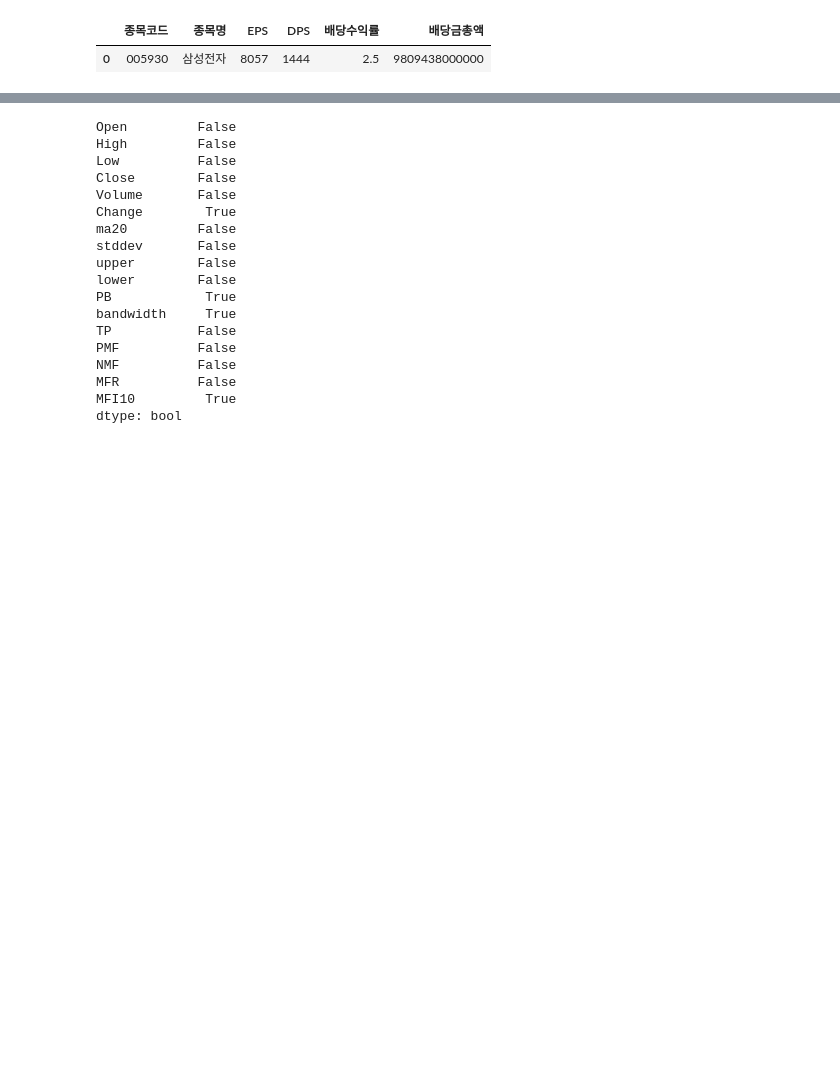
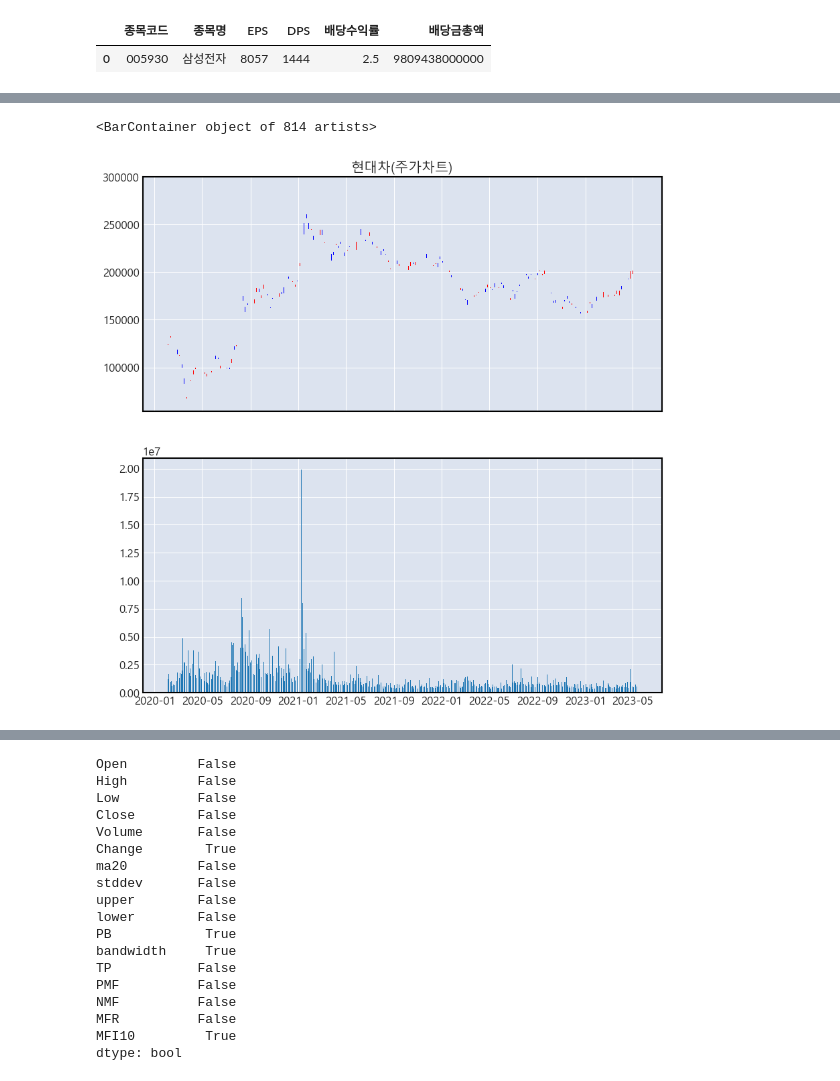
Before and after one commit to chickchop/algo_trader, a Jupyter notebook: algo/test.ipynb, the cells around one changed output, grey strips where cells are left out. Saved outputs shown, nothing was run; the diff lists cells and outputs as text; code cells hidden in the pictures; blank space fills up the shorter version.

```diff
--- a/algo/test.ipynb
+++ b/algo/test.ipynb
@@ -146 +124,25 @@ stock_df
+# %%
+up = stock_df[stock_df["Close"] >= stock_df["Open"]]
+down = stock_df[stock_df["Close"] < stock_df["Open"]]
+# %%
+width = .3
+width2 = .03
+
+fig, axes = plt.subplots(nrows=2, ncols=1, figsize=(10, 10), sharex=True)
+
+axes[0].bar(up.index, up["Close"]-up["Open"], width, bottom=up["Open"], color="red")
+axes[0].bar(up.index, up["High"]-up["Close"], width2, bottom=up["Close"], color="red")
+axes[0].bar(up.index, up["Low"]-up["Open"], width2, bottom=up["Open"], color="red")
+
+# Plotting down prices of the stock
+axes[0].bar(down.index, down["Close"]-down["Open"], width, bottom=down["Open"], color="blue")
+axes[0].bar(down.index, down["High"]-down["Close"], width2, bottom=down["Close"], color="blue")
+axes[0].bar(down.index, down["Low"]-down["Open"], width2, bottom=down["Open"], color="blue")
+
+axes[0].set_title(f'{corp_nm}(주가차트)')
+
+axes[1].bar(stock_df.index, stock_df['Volume'], label='거래량')
+# %% [output]
+<BarContainer object of 814 artists>
+[figure, added]
 # %%
```
Also changed, not shown: parts of 6 cells of this notebook, 3 other files.
